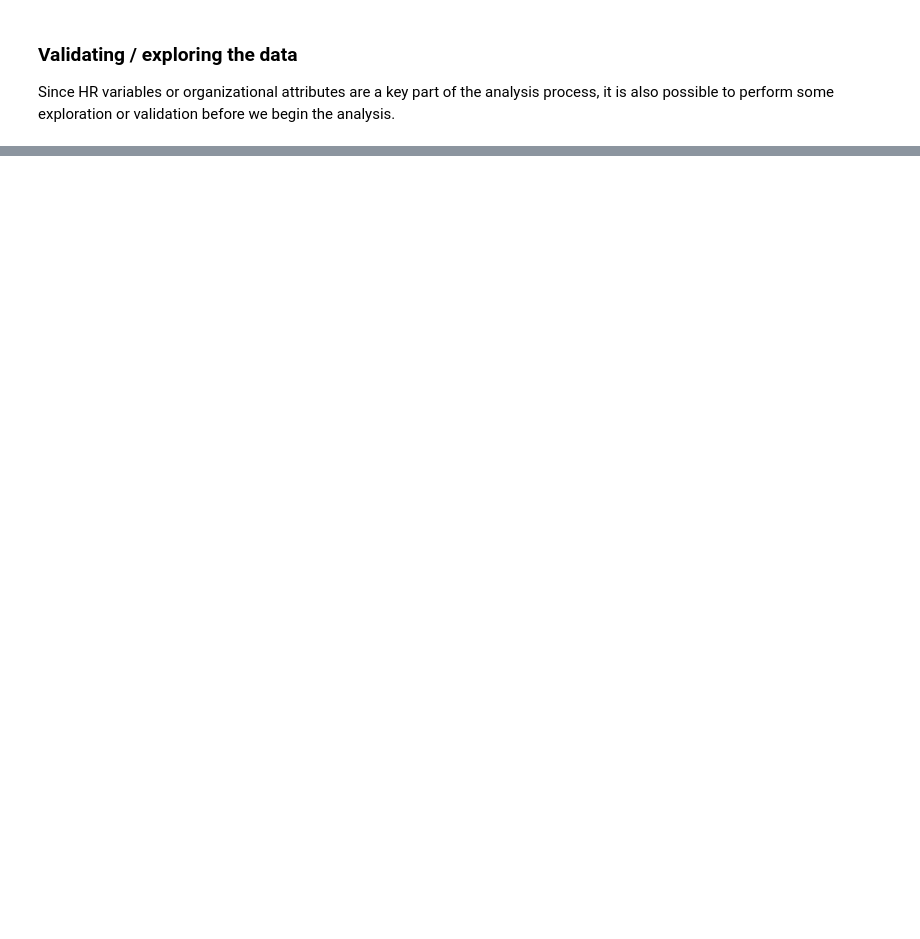
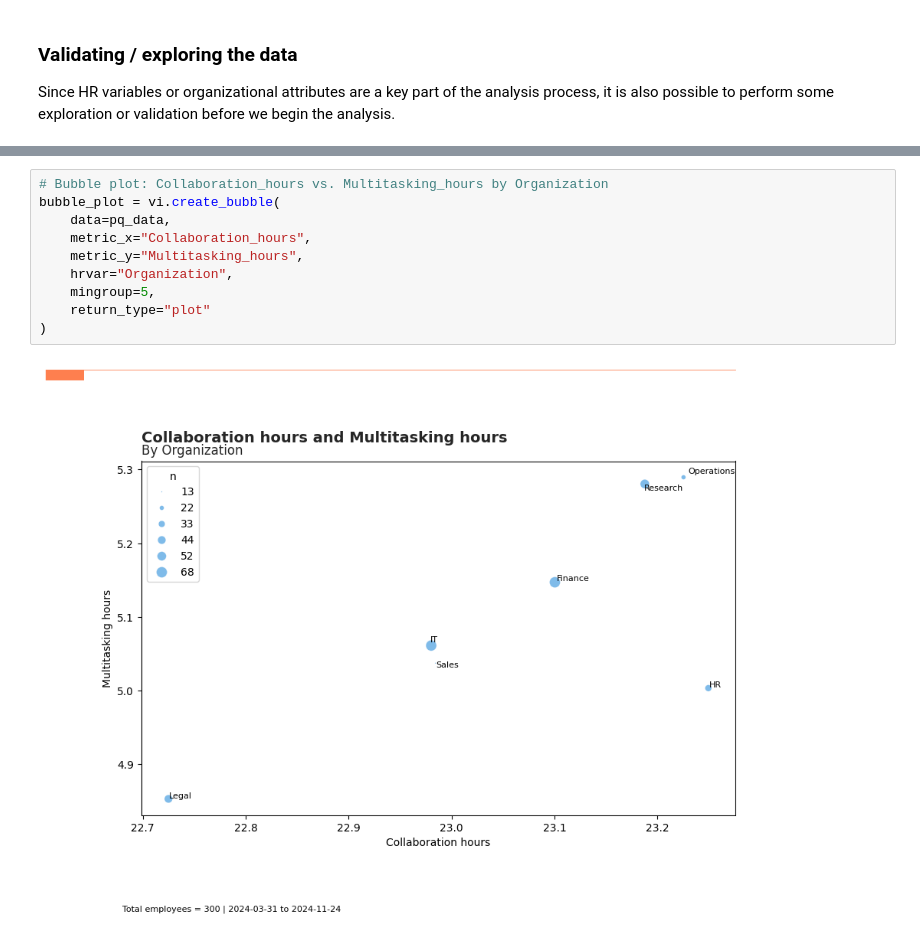
Before and after one commit to microsoft/vivainsights-py, a Jupyter notebook: docs/demo-vivainsights-py.ipynb, the cells around one changed output, grey strips where cells are left out. Saved outputs shown, nothing was run; the diff lists cells and outputs as text; blank space fills up the shorter version.

```diff
--- a/docs/demo-vivainsights-py.ipynb
+++ b/docs/demo-vivainsights-py.ipynb
@@ -142,0 +160,12 @@ vi.hrvar_count(data=pq_data, hrvar='Organization', return_type='table')
+# %%
+# Bubble plot: Collaboration_hours vs. Multitasking_hours by Organization
+bubble_plot = vi.create_bubble(
+    data=pq_data,
+    metric_x="Collaboration_hours",
+    metric_y="Multitasking_hours",
+    hrvar="Organization",
+    mingroup=5,
+    return_type="plot"
+)
+# %% [output]
+[figure, added]
```
Also changed, not shown: parts of 18 cells of this notebook.
